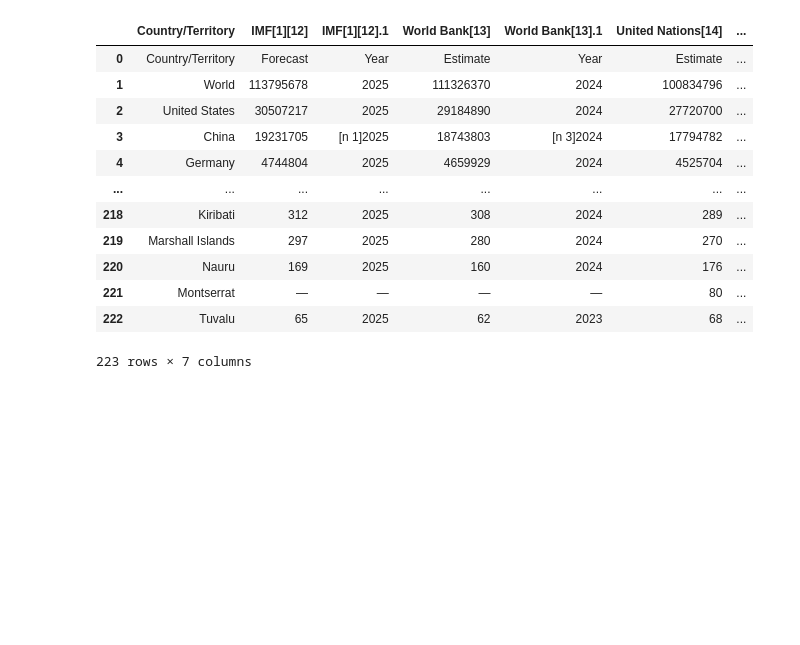
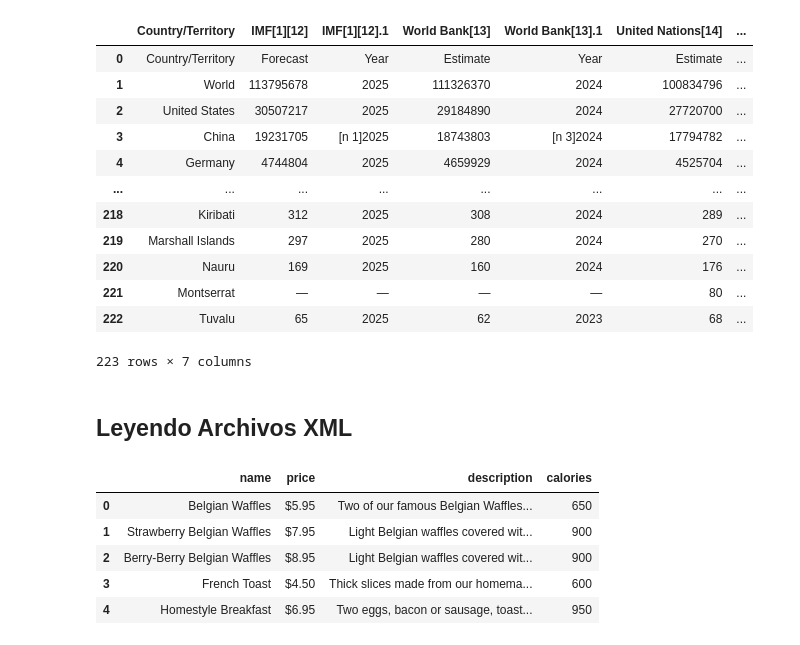
Before and after one commit to Starleen1996/Pandas-E-S, a Jupyter notebook: Pandas_E_S.ipynb, the cells around one changed output. Cells and saved outputs as stored; diff of their text form; code cells hidden in the pictures; blank space fills up the shorter version.

```diff
--- a/Pandas_E_S.ipynb
+++ b/Pandas_E_S.ipynb
@@ -372,3 +372,5 @@ datos
 | 221 | Montserrat | — | — | — | — | 80 | ... |
 | 222 | Tuvalu | 65 | 2025 | 62 | 2023 | 68 | ... |
 223 rows × 7 columns
+# %% [markdown]
+## Leyendo Archivos XML
@@ -374,0 +381,11 @@ datos
+# %%
+datos_imbd= pd.read_xml('simple.xml')  # Leer archivo XML
+# %%
+datos_imbd
+# %% [output]
+|  | name | price | description | calories |
+| 0 | Belgian Waffles | $5.95 | Two of our famous Belgian Waffles... | 650 |
+| 1 | Strawberry Belgian Waffles | $7.95 | Light Belgian waffles covered wit... | 900 |
+| 2 | Berry-Berry Belgian Waffles | $8.95 | Light Belgian waffles covered wit... | 900 |
+| 3 | French Toast | $4.50 | Thick slices made from our homema... | 600 |
+| 4 | Homestyle Breakfast | $6.95 | Two eggs, bacon or sausage, toast... | 950 |
```
Also changed, not shown: parts of 5 cells of this notebook.
